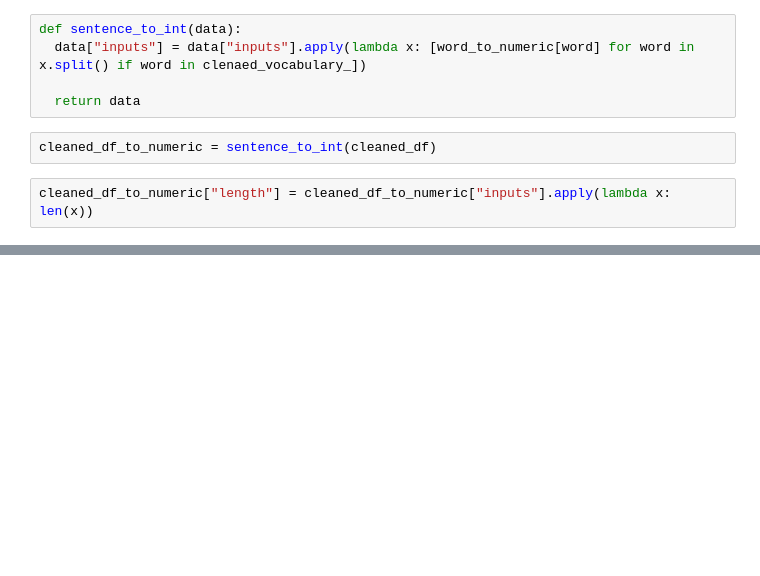
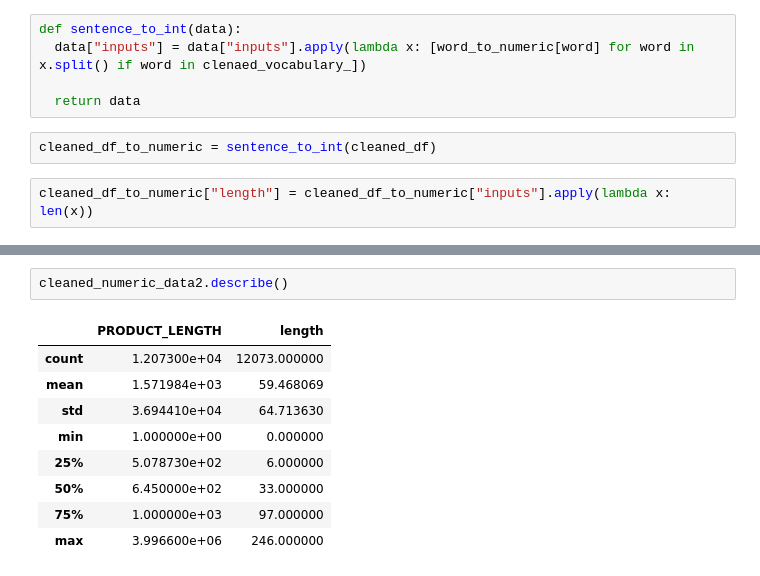
Before and after one commit to Nilkantg/ML-Challenge-2023, a Jupyter notebook: Amazon ML 2023 Challenge.ipynb, the cells around one changed output, grey strips where cells are left out. Cells and saved outputs as stored; diff of their text form; blank space fills up the shorter version.

```diff
--- a/Amazon ML 2023 Challenge.ipynb
+++ b/Amazon ML 2023 Challenge.ipynb
@@ -375,0 +415,12 @@ with open('/content/train.csv', 'r') as infile, open('/content/train_fixed.csv',
+# %%
+cleaned_numeric_data2.describe()
+# %% [output]
+|  | PRODUCT_LENGTH | length |
+| count | 1.207300e+04 | 12073.000000 |
+| mean | 1.571984e+03 | 59.468069 |
+| std | 3.694410e+04 | 64.713630 |
+| min | 1.000000e+00 | 0.000000 |
+| 25% | 5.078730e+02 | 6.000000 |
+| 50% | 6.450000e+02 | 33.000000 |
+| 75% | 1.000000e+03 | 97.000000 |
+| max | 3.996600e+06 | 246.000000 |
```
Also changed, not shown: parts of 53 cells of this notebook.
